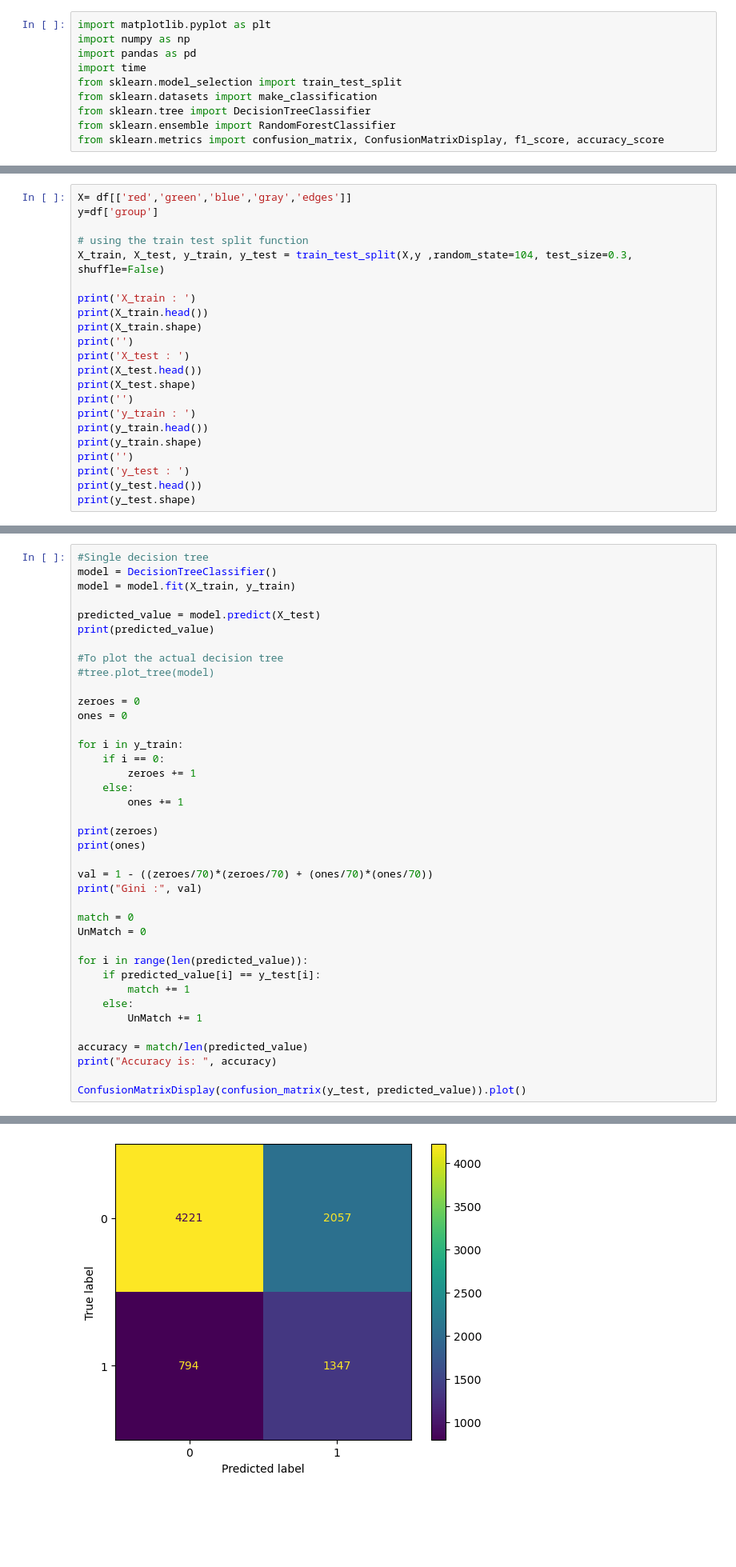
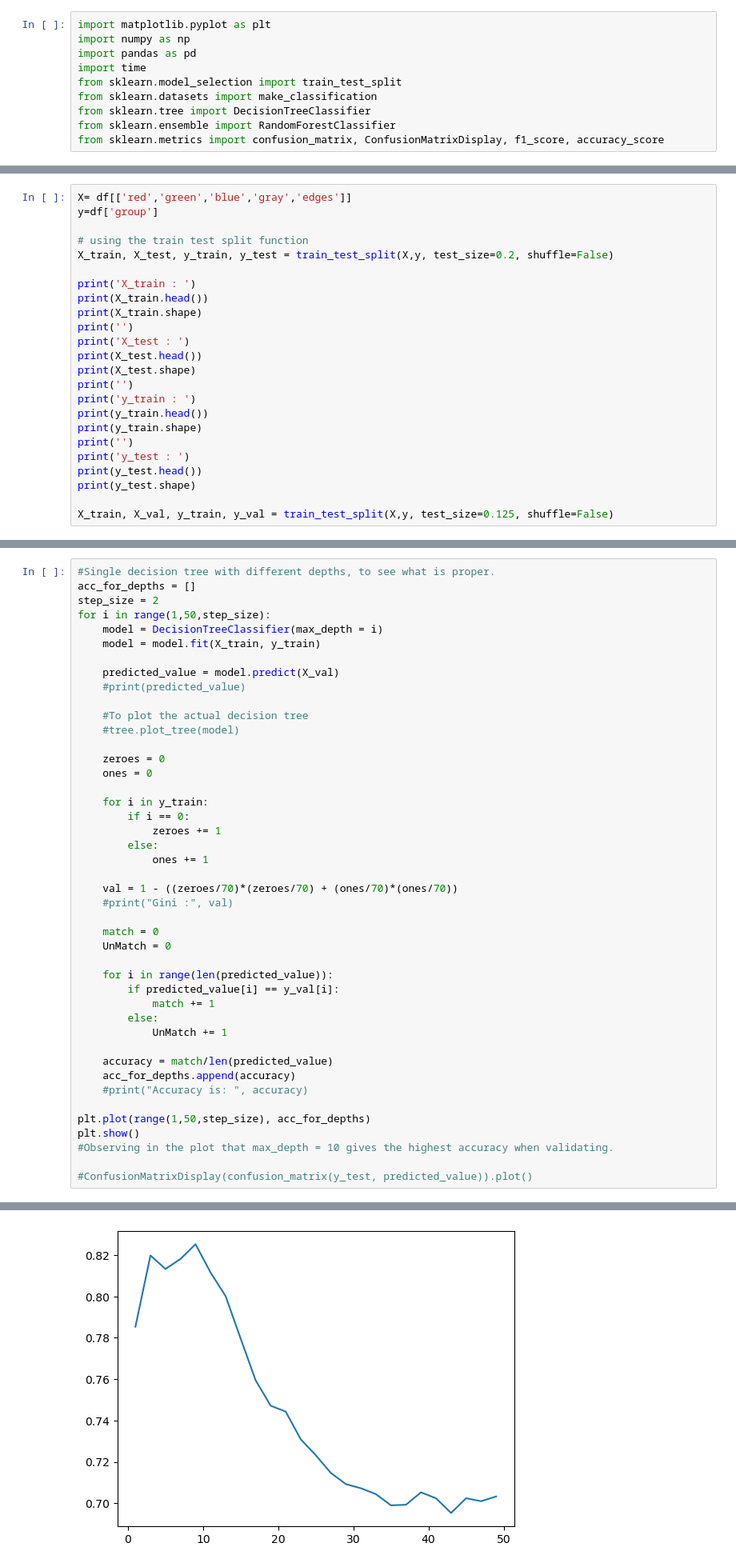
Before and after one commit to fredrikSveen/MALIS_project, a Jupyter notebook: ML_stuff.ipynb, the cells around one changed output, grey strips where cells are left out. Shown: that part at 80% size. Cells and saved outputs as stored; diff of their text form; blank space fills up the shorter version.

Commit message:
Trying different max_depth for tree and forest

```diff
--- a/ML_stuff.ipynb
+++ b/ML_stuff.ipynb
@@ -36,7 +38,7 @@ X= df[['red','green','blue','gray','edges']]
 y=df['group']
 
 # using the train test split function
-X_train, X_test, y_train, y_test = train_test_split(X,y ,random_state=104, test_size=0.3, shuffle=False)
+X_train, X_test, y_train, y_test = train_test_split(X,y, test_size=0.2, shuffle=False)
 
 print('X_train : ')
 print(X_train.head())
@@ -53,6 +55,8 @@ print('')
 print('y_test : ')
 print(y_test.head())
 print(y_test.shape)
+
+X_train, X_val, y_train, y_val = train_test_split(X,y, test_size=0.125, shuffle=False)
 # %% [output]
 X_train :
                                                    red   green    blue  \
@@ -74,40 +80,45 @@ Name: group, dtype: int64
 # %%
-#Single decision tree
-model = DecisionTreeClassifier()
-model = model.fit(X_train, y_train)
+#Single decision tree with different depths, to see what is proper.
+acc_for_depths = []
+step_size = 2
+for i in range(1,50,step_size):
+    model = DecisionTreeClassifier(max_depth = i)
+    model = model.fit(X_train, y_train)
 
-predicted_value = model.predict(X_test)
-print(predicted_value)
+    predicted_value = model.predict(X_val)
+    #print(predicted_value)
 
-#To plot the actual decision tree
-#tree.plot_tree(model)
+    #To plot the actual decision tree
+    #tree.plot_tree(model)
 
-zeroes = 0
-ones = 0
+    zeroes = 0
+    ones = 0
 
-for i in y_train:
-    if i == 0:
-        zeroes += 1
-    else:
-        ones += 1
+    for i in y_train:
+        if i == 0:
+            zeroes += 1
+        else:
+            ones += 1
 
-print(zeroes)
-print(ones)
+    val = 1 - ((zeroes/70)*(zeroes/70) + (ones/70)*(ones/70))
+    #print("Gini :", val)
 
-val = 1 - ((zeroes/70)*(zeroes/70) + (ones/70)*(ones/70))
-print("Gini :", val)
+    match = 0
+    UnMatch = 0
 
-match = 0
-UnMatch = 0
+    for i in range(len(predicted_value)):
+        if predicted_value[i] == y_val[i]:
+            match += 1
+        else:
+            UnMatch += 1
 
-for i in range(len(predicted_value)):
-    if predicted_value[i] == y_test[i]:
-        match += 1
-    else:
-        UnMatch += 1
+    accuracy = match/len(predicted_value)
+    acc_for_depths.append(accuracy)
+    #print("Accuracy is: ", accuracy)
 
-accuracy = match/len(predicted_value)
-print("Accuracy is: ", accuracy)
+plt.plot(range(1,50,step_size), acc_for_depths)
+plt.show()
+#Observing in the plot that max_depth = 10 gives the highest accuracy when validating.
 
-ConfusionMatrixDisplay(confusion_matrix(y_test, predicted_value)).plot()
+#ConfusionMatrixDisplay(confusion_matrix(y_test, predicted_value)).plot()
 # %% [output]
@@ -120,2 +125,2 @@ Accuracy is:  0.6613612067941561
-[figure, old version]
+[figure, new version]
 # %%
```
Also changed, not shown: parts of 7 cells of this notebook, 2 other files.
